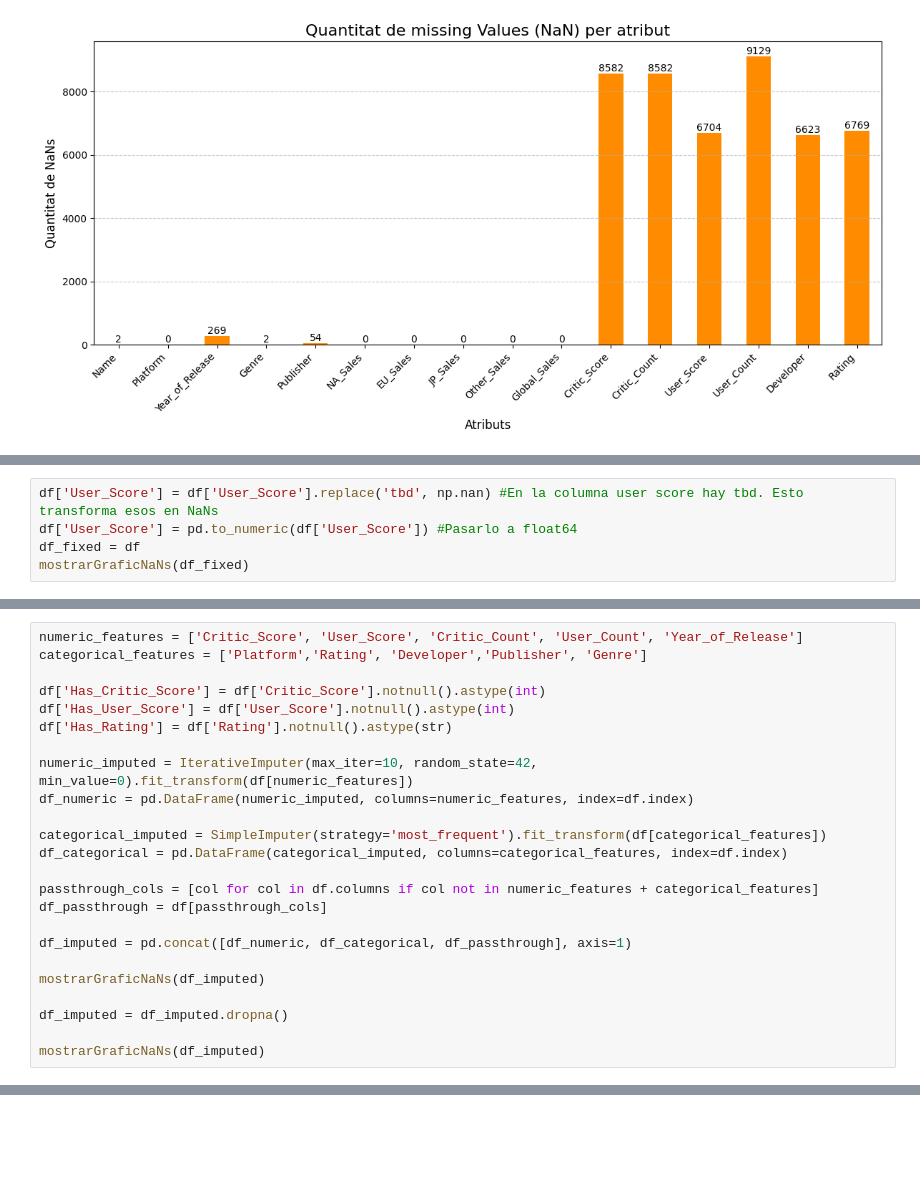
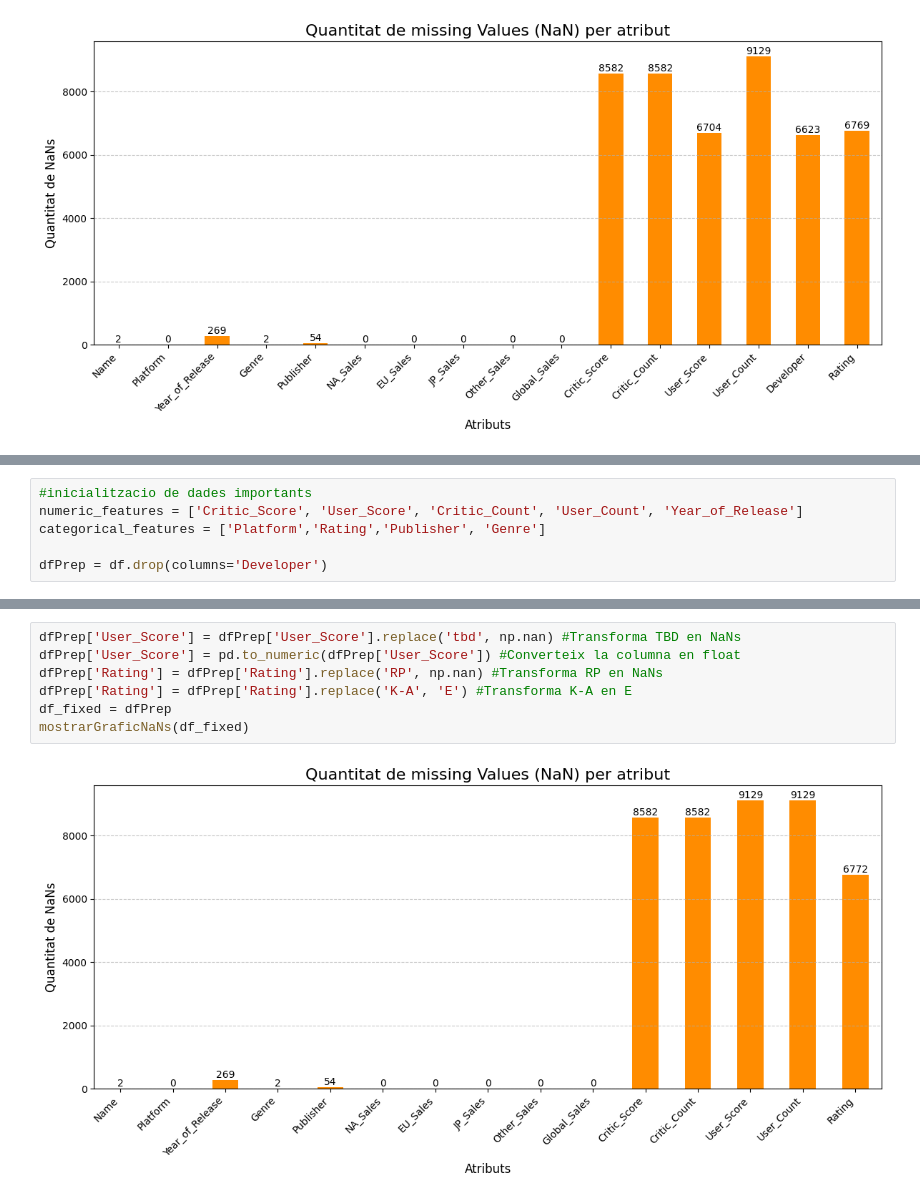
Before and after one commit to Emparans/video-games-sales-with-ratings, a Jupyter notebook: Kaggle.ipynb, the cells around one changed output, grey strips where cells are left out. Cells and saved outputs as stored; diff of their text form; blank space fills up the shorter version.

```diff
--- a/Kaggle.ipynb
+++ b/Kaggle.ipynb
@@ -139,5 +144,0 @@ Una vegada tractats els "tbd" podem veure que la puntuació i la cuantitat de va
-# %%
-df['User_Score'] = df['User_Score'].replace('tbd', np.nan) #En la columna user score hay tbd. Esto transforma esos en NaNs
-df['User_Score'] = pd.to_numeric(df['User_Score']) #Pasarlo a float64
-df_fixed = df
-mostrarGraficNaNs(df_fixed)
@@ -148,24 +144,0 @@ Una vegada fet aixó, podem començar a procesar els NaNs. Hem decidit utilitzar
-# %%
-numeric_features = ['Critic_Score', 'User_Score', 'Critic_Count', 'User_Count', 'Year_of_Release']
-categorical_features = ['Platform','Rating', 'Developer','Publisher', 'Genre']
-
-df['Has_Critic_Score'] = df['Critic_Score'].notnull().astype(int)
-df['Has_User_Score'] = df['User_Score'].notnull().astype(int)
-df['Has_Rating'] = df['Rating'].notnull().astype(str)
-
-numeric_imputed = IterativeImputer(max_iter=10, random_state=42, min_value=0).fit_transform(df[numeric_features])
-df_numeric = pd.DataFrame(numeric_imputed, columns=numeric_features, index=df.index)
-
-categorical_imputed = SimpleImputer(strategy='most_frequent').fit_transform(df[categorical_features])
-df_categorical = pd.DataFrame(categorical_imputed, columns=categorical_features, index=df.index)
-
-passthrough_cols = [col for col in df.columns if col not in numeric_features + categorical_features]
-df_passthrough = df[passthrough_cols]
-
-df_imputed = pd.concat([df_numeric, df_categorical, df_passthrough], axis=1)
-
-mostrarGraficNaNs(df_imputed)
-
-df_imputed = df_imputed.dropna()
-
-mostrarGraficNaNs(df_imputed)
@@ -695,0 +160,6 @@ En cuanto a los no lineales, vamos a eliminar la svm e intentar que la xgboost s
+# %%
+#inicialitzacio de dades importants
+numeric_features = ['Critic_Score', 'User_Score', 'Critic_Count', 'User_Count', 'Year_of_Release']
+categorical_features = ['Platform','Rating','Publisher', 'Genre']
+
+dfPrep = df.drop(columns='Developer')
@@ -695,0 +175,9 @@ En cuanto a los no lineales, vamos a eliminar la svm e intentar que la xgboost s
+# %%
+dfPrep['User_Score'] = dfPrep['User_Score'].replace('tbd', np.nan) #Transforma TBD en NaNs
+dfPrep['User_Score'] = pd.to_numeric(dfPrep['User_Score']) #Converteix la columna en float
+dfPrep['Rating'] = dfPrep['Rating'].replace('RP', np.nan) #Transforma RP en NaNs
+dfPrep['Rating'] = dfPrep['Rating'].replace('K-A', 'E') #Transforma K-A en E
+df_fixed = dfPrep
+mostrarGraficNaNs(df_fixed)
+# %% [output]
+[figure, added]
```
Also changed, not shown: parts of 63 cells of this notebook.
